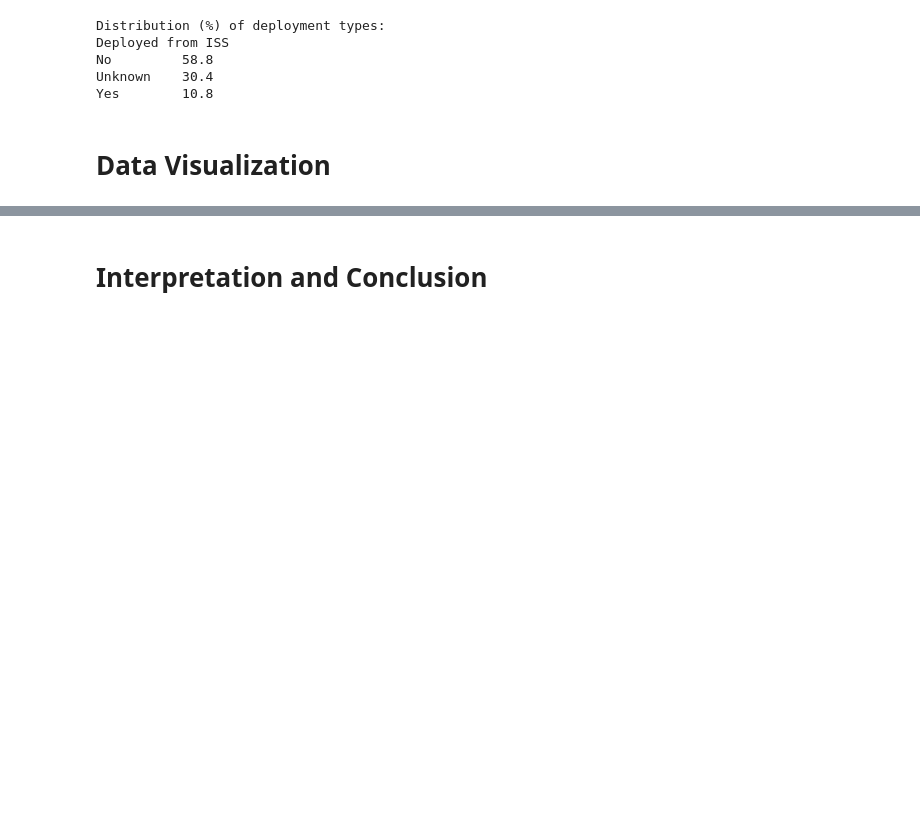
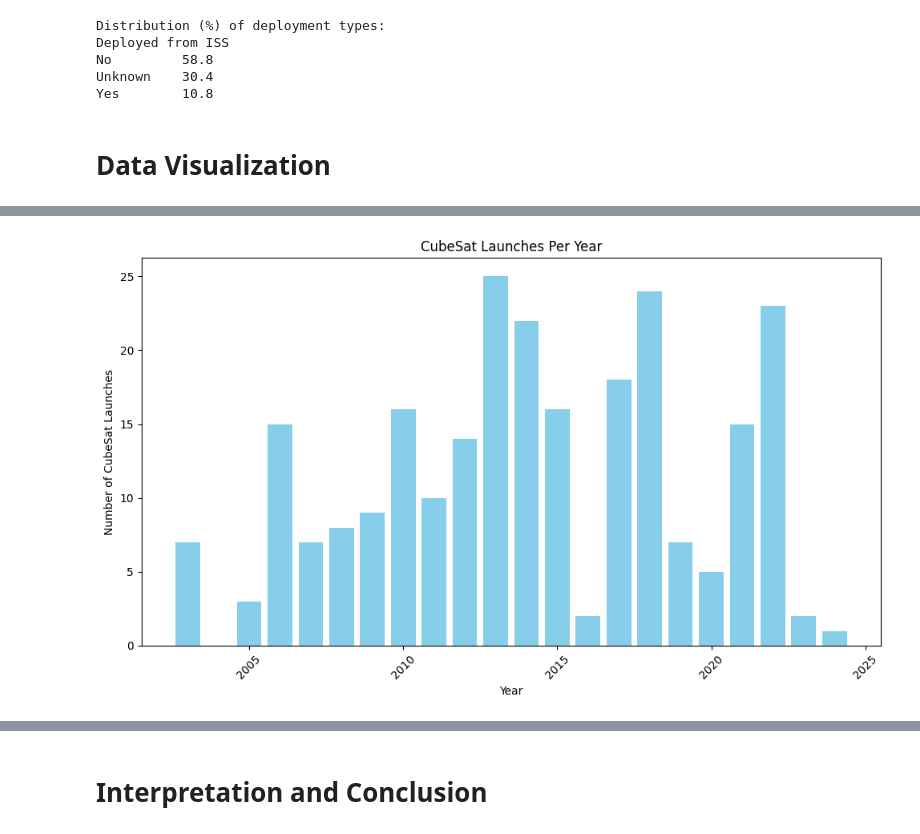
Before and after one commit to minihic/cubesatlab-assignment, a Jupyter notebook: assignment1.ipynb, the cells around one changed output, grey strips where cells are left out. Saved outputs shown, nothing was run; the diff lists cells and outputs as text; code cells hidden in the pictures; blank space fills up the shorter version.

```diff
--- a/assignment1.ipynb
+++ b/assignment1.ipynb
@@ -451,0 +465,11 @@ freiofr
+# %%
+plt.figure(figsize=(10, 6))
+plt.bar(launches_per_year.index.astype(int), launches_per_year.values, color='skyblue')
+plt.xlabel('Year')
+plt.ylabel('Number of CubeSat Launches')
+plt.title('CubeSat Launches Per Year')
+plt.xticks(rotation=45)
+plt.tight_layout()
+plt.show()
+# %% [output]
+[figure, added]
```
Also changed, not shown: parts of 5 cells of this notebook.
